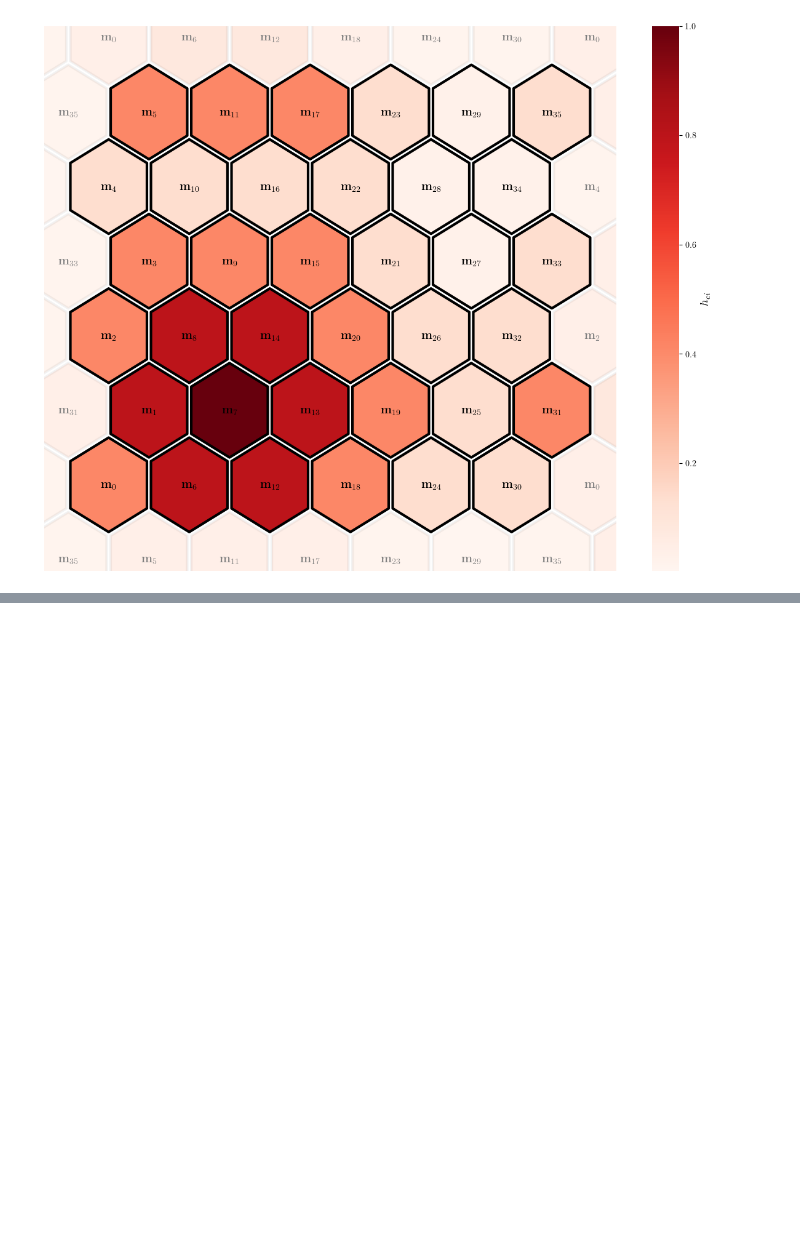
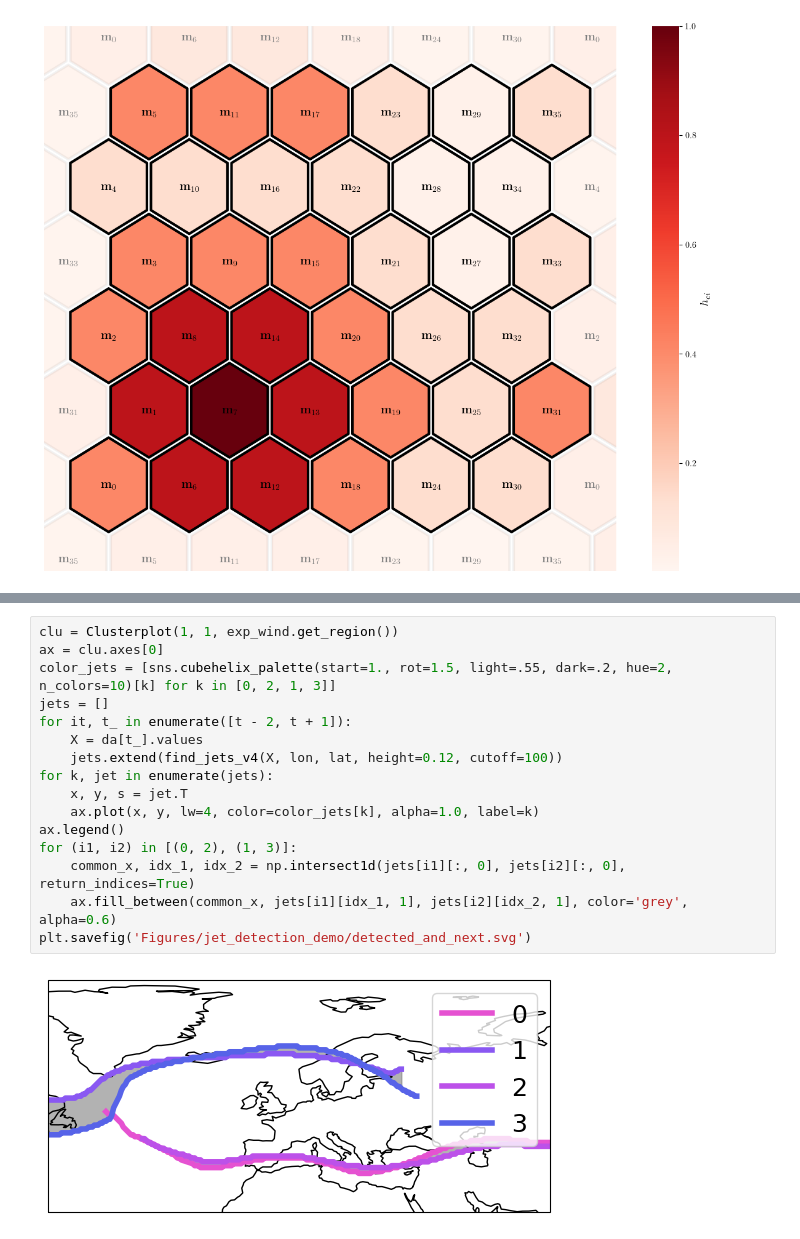
Before and after one commit to hbanderier/persistent-extremes-era5, a Jupyter notebook: presentation_plots.ipynb, the cells around one changed output, grey strips where cells are left out. Drawn from its saved outputs; the diff is of its cells as text; blank space fills up the shorter version.

```diff
--- a/presentation_plots.ipynb
+++ b/presentation_plots.ipynb
@@ -148,0 +179,18 @@ ax.set_ylim(ylims)
+# %%
+clu = Clusterplot(1, 1, exp_wind.get_region())
+ax = clu.axes[0]
+color_jets = [sns.cubehelix_palette(start=1., rot=1.5, light=.55, dark=.2, hue=2, n_colors=10)[k] for k in [0, 2, 1, 3]]
+jets = []
+for it, t_ in enumerate([t - 2, t + 1]):
+    X = da[t_].values
+    jets.extend(find_jets_v4(X, lon, lat, height=0.12, cutoff=100))
+for k, jet in enumerate(jets):
+    x, y, s = jet.T
+    ax.plot(x, y, lw=4, color=color_jets[k], alpha=1.0, label=k)
+ax.legend()
+for (i1, i2) in [(0, 2), (1, 3)]:
+    common_x, idx_1, idx_2 = np.intersect1d(jets[i1][:, 0], jets[i2][:, 0], return_indices=True)
+    ax.fill_between(common_x, jets[i1][idx_1, 1], jets[i2][idx_2, 1], color='grey', alpha=0.6)
+plt.savefig('Figures/jet_detection_demo/detected_and_next.svg')
+# %% [output]
+[figure, added]
```
Also changed, not shown: parts of 5 cells of this notebook, 14 other files.
